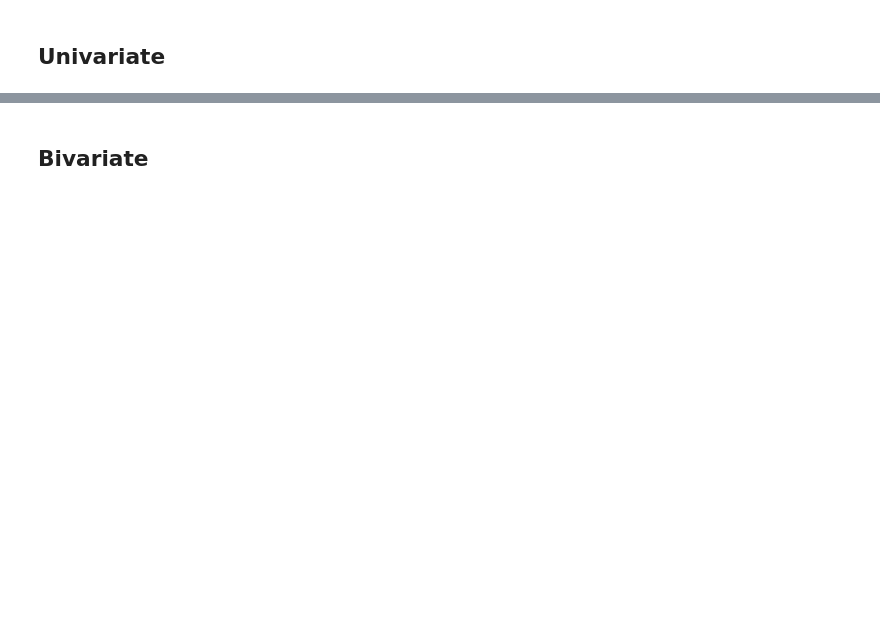
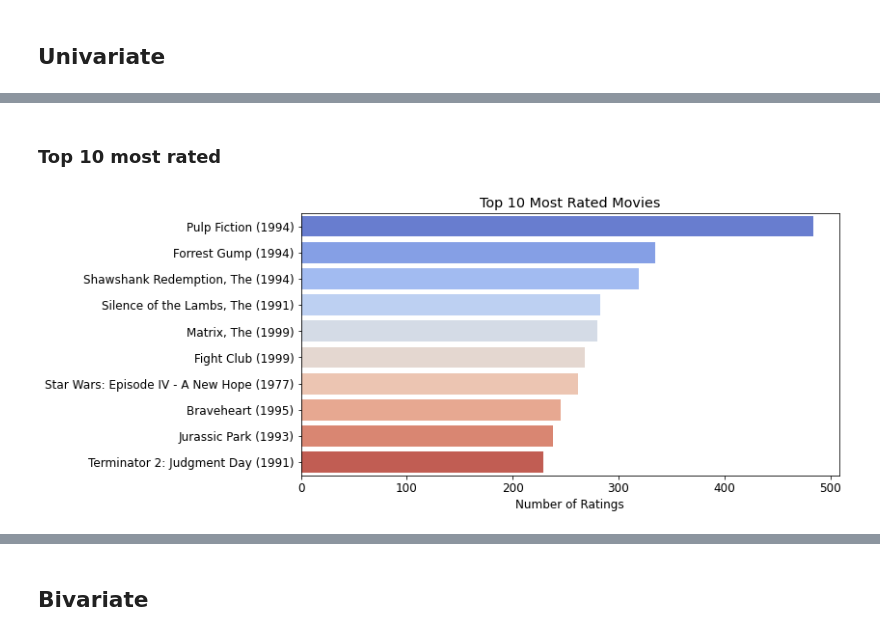
Before and after one commit to mercy-gh/Phase4-Project2, a Jupyter notebook: index.ipynb, the cells around one changed output, grey strips where cells are left out. Cells and saved outputs as stored; diff of their text form; code cells hidden in the pictures; blank space fills up the shorter version.

```diff
--- a/index.ipynb
+++ b/index.ipynb
@@ -290,0 +611,14 @@ tag_data.describe()
+# %% [markdown]
+### Top 10 most rated
+# %%
+# Count how many times each movie was rated
+popular_movies = merged_df['title'].value_counts().head(10)
+
+# Plot top 10 most rated movies
+plt.figure(figsize=(10,5))
+sns.barplot(x=popular_movies.values, y=popular_movies.index, palette="coolwarm")
+plt.title("Top 10 Most Rated Movies")
+plt.xlabel("Number of Ratings")
+plt.show()
+# %% [output]
+[figure, added]
```
Also changed, not shown: parts of 151 cells of this notebook.
